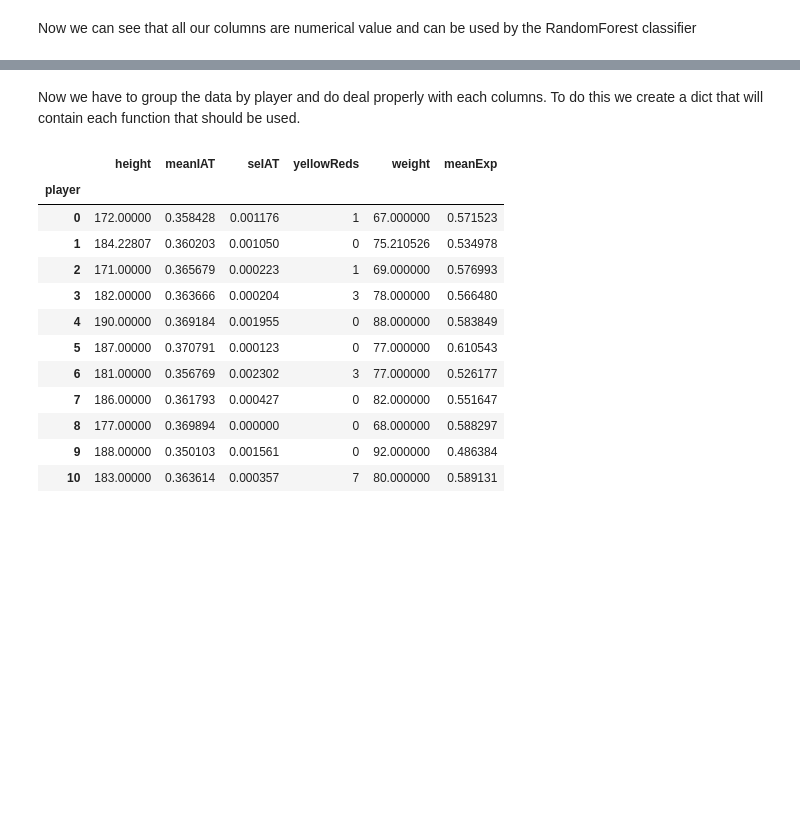
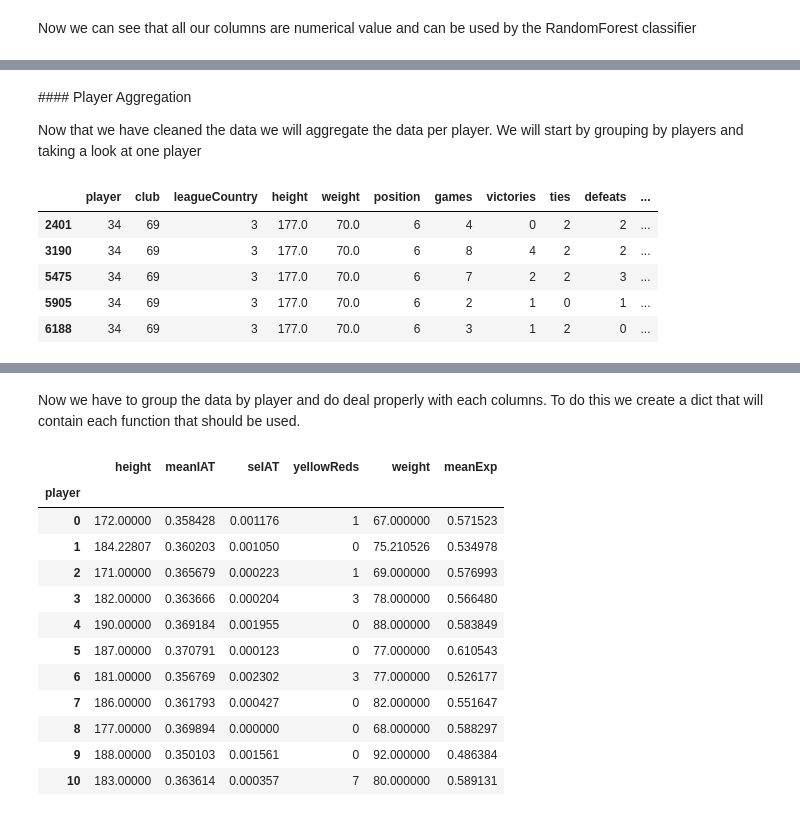
Before and after one commit to ThomVett/Homework, a Jupyter notebook: HomeWork_4/Homework_04_Axel_version.ipynb, the cells around one changed output, grey strips where cells are left out. Cells and saved outputs as stored; diff of their text form; code cells hidden in the pictures; blank space fills up the shorter version.

```diff
--- a/HomeWork_4/Homework_04_Axel_version.ipynb
+++ b/HomeWork_4/Homework_04_Axel_version.ipynb
@@ -145,0 +187,2 @@ data_clean2.shape
+# %%
+data_clean2 = data_clean2.dropna()
@@ -145,0 +195,14 @@ data_clean2.shape
+# %% [markdown]
+#### Player Aggregation
+
+Now that we have cleaned the data we will aggregate the data per player. We will start by grouping by players and taking a look at one player
+# %%
+players = data_clean2.groupby('player')
+players.get_group(34).ix[:,0:12].head()
+# %% [output]
+|  | player | club | leagueCountry | height | weight | position | games | victories | ties | defeats | ... |
+| 2401 | 34 | 69 | 3 | 177.0 | 70.0 | 6 | 4 | 0 | 2 | 2 | ... |
+| 3190 | 34 | 69 | 3 | 177.0 | 70.0 | 6 | 8 | 4 | 2 | 2 | ... |
+| 5475 | 34 | 69 | 3 | 177.0 | 70.0 | 6 | 7 | 2 | 2 | 3 | ... |
+| 5905 | 34 | 69 | 3 | 177.0 | 70.0 | 6 | 2 | 1 | 0 | 1 | ... |
+| 6188 | 34 | 69 | 3 | 177.0 | 70.0 | 6 | 3 | 1 | 2 | 0 | ... |
```
Also changed, not shown: parts of 34 cells of this notebook, 3 other files.
